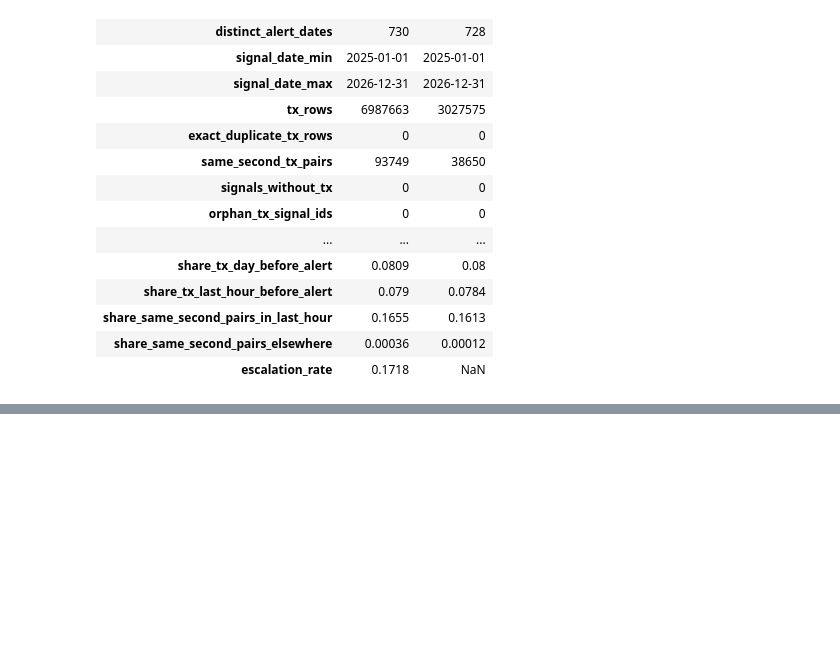
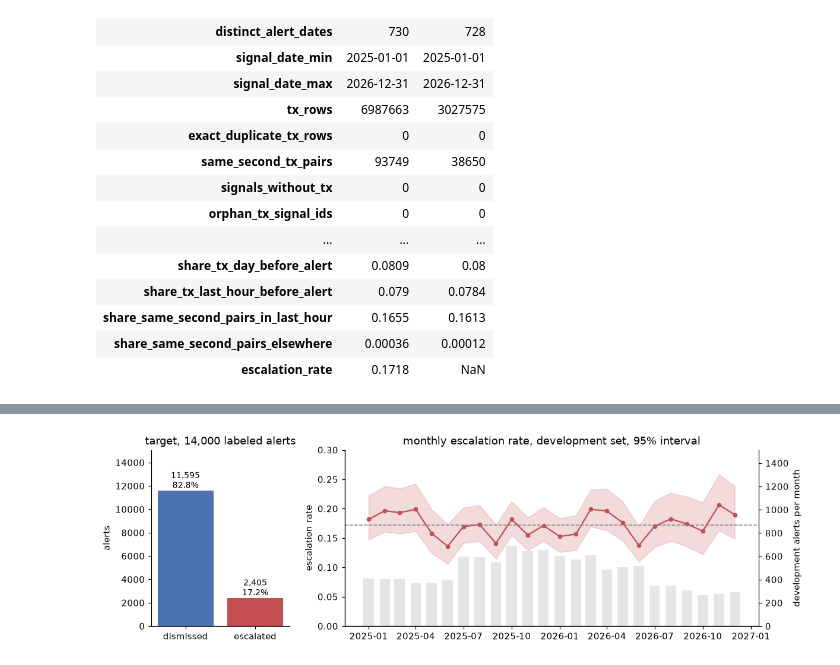
Before and after one commit to dilshodazamjonov/WuitHackathonRYM, a Jupyter notebook: notebooks/solution.ipynb, the cells around one changed output, grey strips where cells are left out. Saved outputs shown, nothing was run; the diff lists cells and outputs as text; code cells hidden in the pictures; blank space fills up the shorter version.

Commit message:
Phase 3 passed and baseline vs burst features training completed

```diff
--- a/notebooks/solution.ipynb
+++ b/notebooks/solution.ipynb
@@ -600,0 +635,17 @@ overview
+# %%
+dev_idx, hold_idx = train_test_split(np.arange(len(y)), test_size=0.2, stratify=y, random_state=SEED)
+dev_idx, hold_idx = np.sort(dev_idx), np.sort(hold_idx)
+y_dev = y[dev_idx]
+dev_sig = tr_sig.iloc[dev_idx].reset_index(drop=True)
+
+folds = list(StratifiedKFold(5, shuffle=True, random_state=SEED).split(np.zeros(len(y_dev)), y_dev))
+final_folds = list(StratifiedKFold(5, shuffle=True, random_state=SEED).split(np.zeros(len(y)), y))
+
+split = pd.DataFrame({"signal_id": tr_sig["signal_id"], "part": "holdout", "dev_fold": -1, "final_fold": -1})
+split.loc[dev_idx, "part"] = "dev"
+for k, (_, va) in enumerate(folds):
+    split.loc[dev_idx[va], "dev_fold"] = k
+for k, (_, va) in enumerate(final_folds):
+    split.loc[va, "final_fold"] = k
+split.to_csv(ART_DIR / "split.csv", index=False)
+split.assign(y=y).groupby(["part", "dev_fold"])["y"].agg(alerts="size", escalated="sum", rate="mean").round(4)
@@ -600,0 +667,41 @@ overview
+# %%
+CLASS_COLORS = {0: "#4C72B0", 1: "#C44E52"}
+
+
+def wilson(k, n, z=1.96):
+    k, n = np.asarray(k, dtype=float), np.asarray(n, dtype=float)
+    p = k / n
+    d = 1 + z**2 / n
+    c = (p + z**2 / (2 * n)) / d
+    h = z * np.sqrt(p * (1 - p) / n + z**2 / (4 * n**2)) / d
+    return c - h, c + h
+
+
+monthly = dev_sig.set_index("signal_sanasi").resample("MS")[TARGET].agg(["sum", "count"])
+monthly["rate"] = monthly["sum"] / monthly["count"]
+monthly["lo"], monthly["hi"] = wilson(monthly["sum"], monthly["count"])
+
+fig, axes = plt.subplots(1, 2, figsize=(12, 3.5), gridspec_kw={"width_ratios": [1, 3]})
+counts = np.bincount(y)
+axes[0].bar(["dismissed", "escalated"], counts, color=[CLASS_COLORS[0], CLASS_COLORS[1]])
+for i, c in enumerate(counts):
+    axes[0].text(i, c, f"{c:,}\n{c / len(y):.1%}", ha="center", va="bottom", fontsize=9)
+axes[0].set(title="target, 14,000 labeled alerts", ylabel="alerts", ylim=(0, counts.max() * 1.3))
+volume = axes[1].twinx()
+volume.bar(monthly.index, monthly["count"], width=20, color="grey", alpha=0.2)
+volume.set(ylabel="development alerts per month", ylim=(0, monthly["count"].max() * 2.2))
+volume.spines["right"].set_visible(True)
+axes[1].set_zorder(volume.get_zorder() + 1)
+axes[1].patch.set_visible(False)
+axes[1].plot(monthly.index, monthly["rate"], marker="o", ms=4, color=CLASS_COLORS[1])
+axes[1].fill_between(monthly.index, monthly["lo"], monthly["hi"], color=CLASS_COLORS[1], alpha=0.2)
+axes[1].axhline(y_dev.mean(), ls="--", c="grey", lw=1)
+axes[1].set(title="monthly escalation rate, development set, 95% interval", ylabel="escalation rate", ylim=(0, 0.3))
+save_fig(
+    fig,
+    "F01_target_and_monthly_rate",
+    "17.2% of labeled alerts are escalated (2,405 of 14,000, one for every 4.8 dismissed). On the development set the monthly rate stays between 13.6% and 20.7% with no step or trend (chi-square p = 0.14 over 24 months, 2025 at 17.0% vs 2026 at 17.3%), while monthly alert volume moves in steps (up by about 60% in July 2025, down in April and again in July 2026).",
+    "Escalation policy is stable: keep stratified folds without time ordering, and no date or calendar features.",
+)
+# %% [output]
+[figure, added]
```
Also changed, not shown: parts of 97 cells of this notebook, 25 other files.
